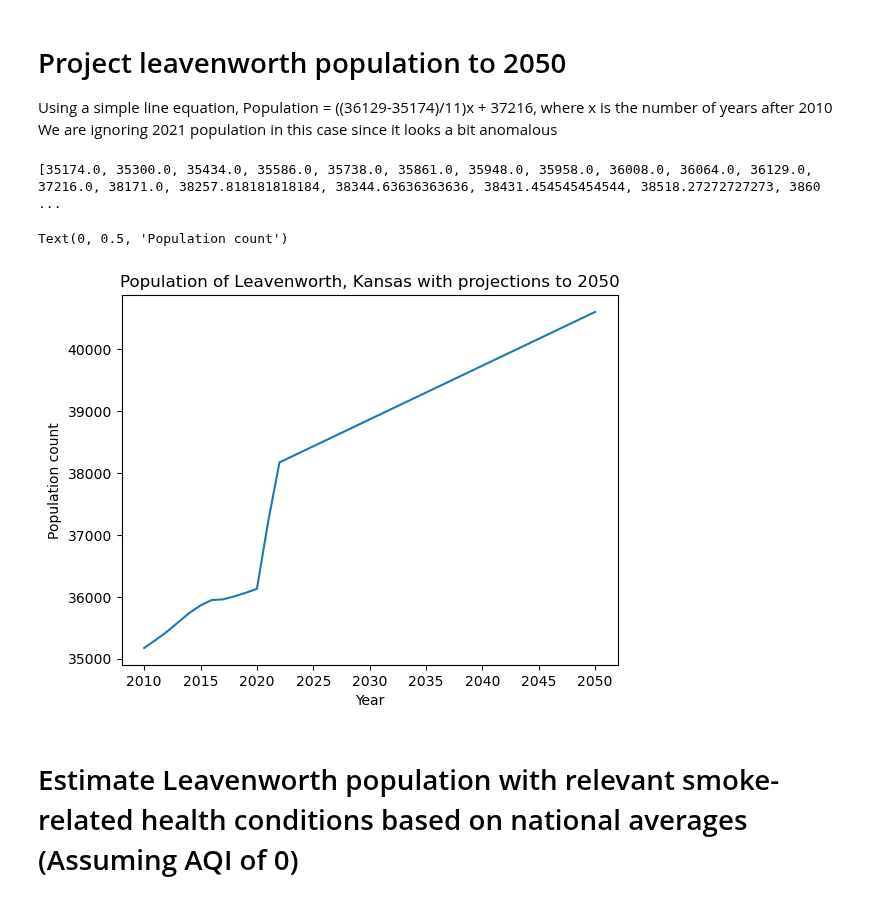
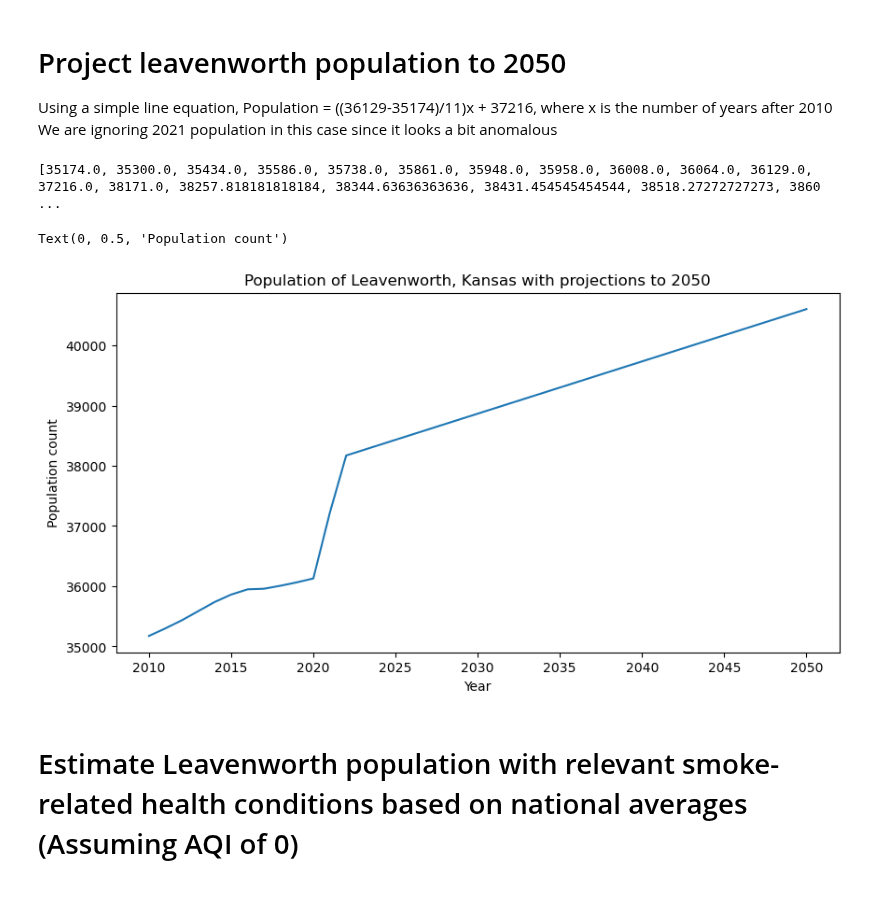
Before and after one commit to ZachBowyer/data-512-common_analysis, a Jupyter notebook: Src/Extended_Analysis.ipynb, the cells around one changed output. Saved outputs shown, nothing was run; the diff lists cells and outputs as text; code cells hidden in the pictures.

```diff
--- a/Src/Extended_Analysis.ipynb
+++ b/Src/Extended_Analysis.ipynb
@@ -90,10 +90,16 @@ def getAgeInformation(filepath, year):
     results["Pop_estimate_75to79"] = float(testdf['S0101_C01_017E'][1]) * Total_pop_estimate/100
     results["Pop_estimate_80to84"] = float(testdf['S0101_C01_018E'][1]) * Total_pop_estimate/100
     results["Pop_estimate_85toINF"] = float(testdf['S0101_C01_019E'][1]) * Total_pop_estimate/100
+
+    # 2010 Old age dpe S0101_C01_033E
+    # 2021 old age dpe S0101_C01_035E
+
     if(year < 2017):
         results["Age_dependency_ratio"] = float(testdf['S0101_C01_032E'][1])
+        results["Old_Age_dependency_ratio"] = float(testdf['S0101_C01_033E'][1])
     if(year >= 2017):
         results["Age_dependency_ratio"] = float(testdf['S0101_C01_034E'][1])
+        results["Old_Age_dependency_ratio"] = float(testdf['S0101_C01_035E'][1])
     return results
 
 PopulationInfo = {
@@ -253,13 +256,0 @@ Text(42.597222222222214, 0.5, 'Population count')
-# %%
-# Get information into format that is digestible by matplotlib
-ADRs = []
-years = []
-for year in PopulationInfo.keys():
-    years.append(year)
-    ADRs.append(PopulationInfo[year]['Age_dependency_ratio'])
-
-# Create plot
-plt.plot(years, ADRs)
-plt.title("Age dependency ratio of Leavenworth, Kansas")
-plt.xlabel("Year")
-plt.ylabel("Age dependency ratio")
@@ -287,0 +259,14 @@ print(HealthInsuranceCoverageInfo)
+# %%
+# Get information into format that is digestible by matplotlib
+ADRs = []
+years = []
+for year in PopulationInfo.keys():
+    years.append(year)
+    ADRs.append(PopulationInfo[year]['Old_Age_dependency_ratio'])
+
+# Create plot
+plt.figure(figsize=(10,5))
+plt.plot(years, ADRs)
+plt.title("Old age dependency ratio of Leavenworth, Kansas")
+plt.xlabel("Year")
+plt.ylabel("Old age dependency ratio")
@@ -292,27 +299,29 @@ We are ignoring 2021 population in this case since it looks a bit anomalous
 # %%
 population_estimates_with_projections = []
 years_with_projections = []
 
 #put in old data
 for i in range(len(years)):
     years_with_projections.append(int(years[i]))
     population_estimates_with_projections.append(population_estimates[i])
 
 # put in projected data
 for i in range(11, 40):
     projected_pop = (((36129-35174)/11) * i) + 37216
     population_estimates_with_projections.append(projected_pop)
     years_with_projections.append(int(2011 + i))
 print(population_estimates_with_projections)
+
 # Create plot
+plt.figure(figsize=(10,5))
 plt.plot(years_with_projections, population_estimates_with_projections)
 plt.title("Population of Leavenworth, Kansas with projections to 2050")
 plt.xlabel("Year")
 plt.ylabel("Population count")
 # %% [output]
 [35174.0, 35300.0, 35434.0, 35586.0, 35738.0, 35861.0, 35948.0, 35958.0, 36008.0, 36064.0, 36129.0, 37216.0, 38171.0, 38257.818181818184, 38344.63636363636, 38431.454545454544, 38518.27272727273, 3860 ...
 Text(0, 0.5, 'Population count')
-[figure, old version]
+[figure, new version]
 # %% [markdown]
 # Estimate Leavenworth population with relevant smoke-related health conditions based on national averages (Assuming AQI of 0)
 # %% [markdown]
```
Also changed, not shown: parts of 21 cells of this notebook, 2 other files.
